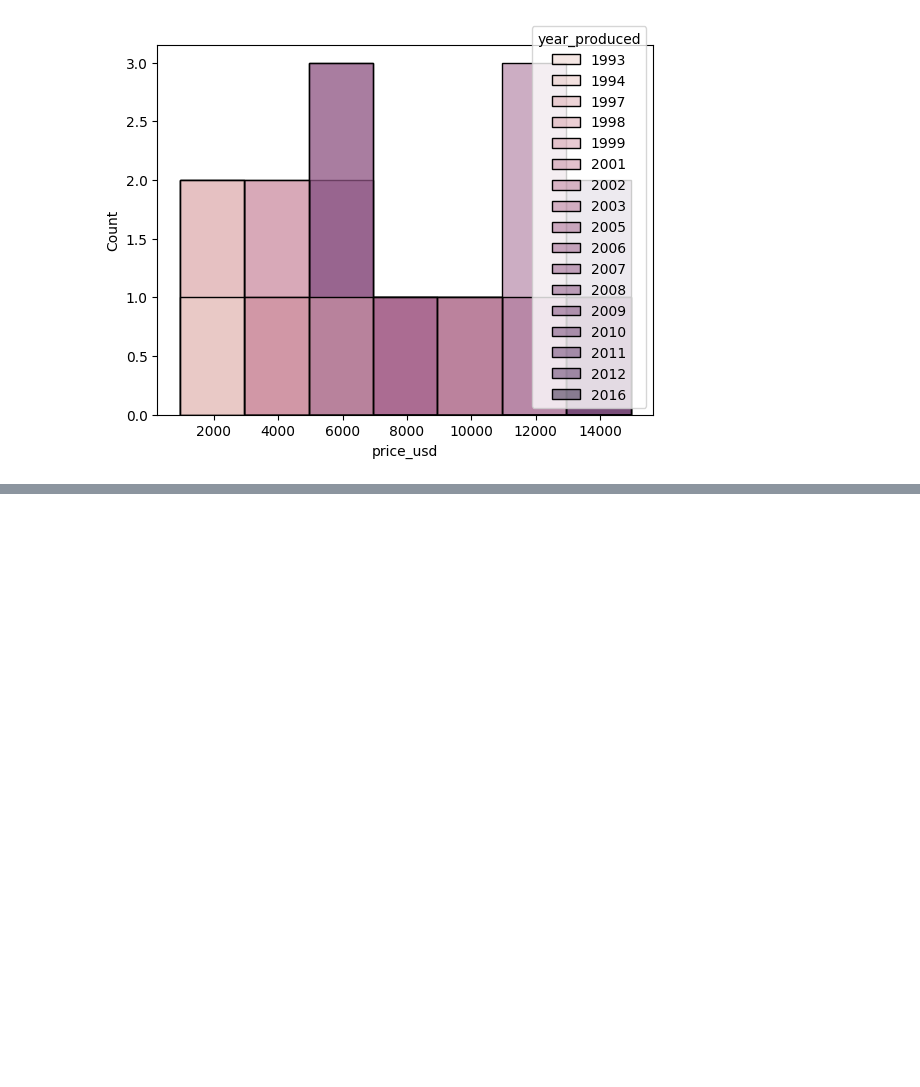
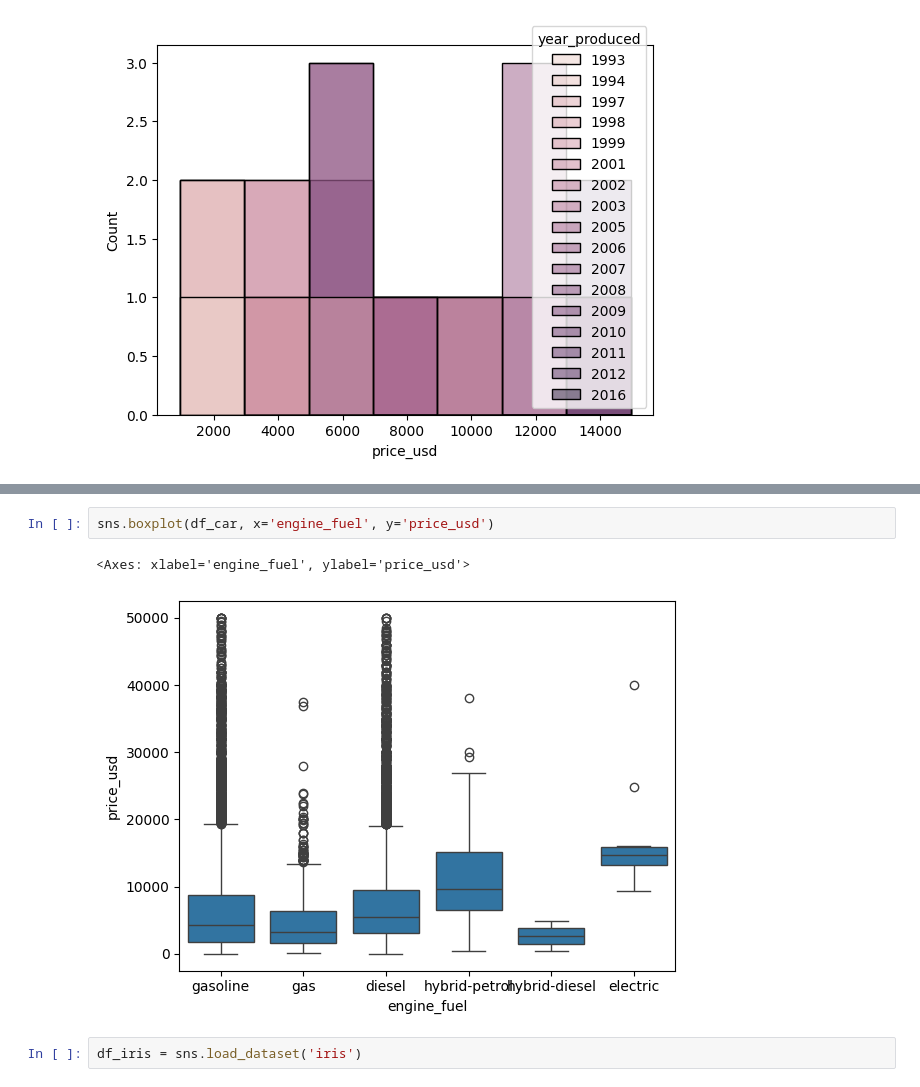
Before and after one commit to jasonssdev/data-science, a Jupyter notebook: descriptive_statistics/01-data-type-jssdev.ipynb, the cells around one changed output, grey strips where cells are left out. Drawn from its saved outputs; the diff is of its cells as text; blank space fills up the shorter version.

```diff
--- a/descriptive_statistics/01-data-type-jssdev.ipynb
+++ b/descriptive_statistics/01-data-type-jssdev.ipynb
@@ -126,0 +195,7 @@ sns.histplot(df_impreza, x='price_usd', hue='year_produced')
+# %%
+sns.boxplot(df_car, x='engine_fuel', y='price_usd')
+# %% [output]
+<Axes: xlabel='engine_fuel', ylabel='price_usd'>
+[figure, added]
+# %%
+df_iris = sns.load_dataset('iris')
```
Also changed, not shown: parts of 25 cells of this notebook, 2 other files.
